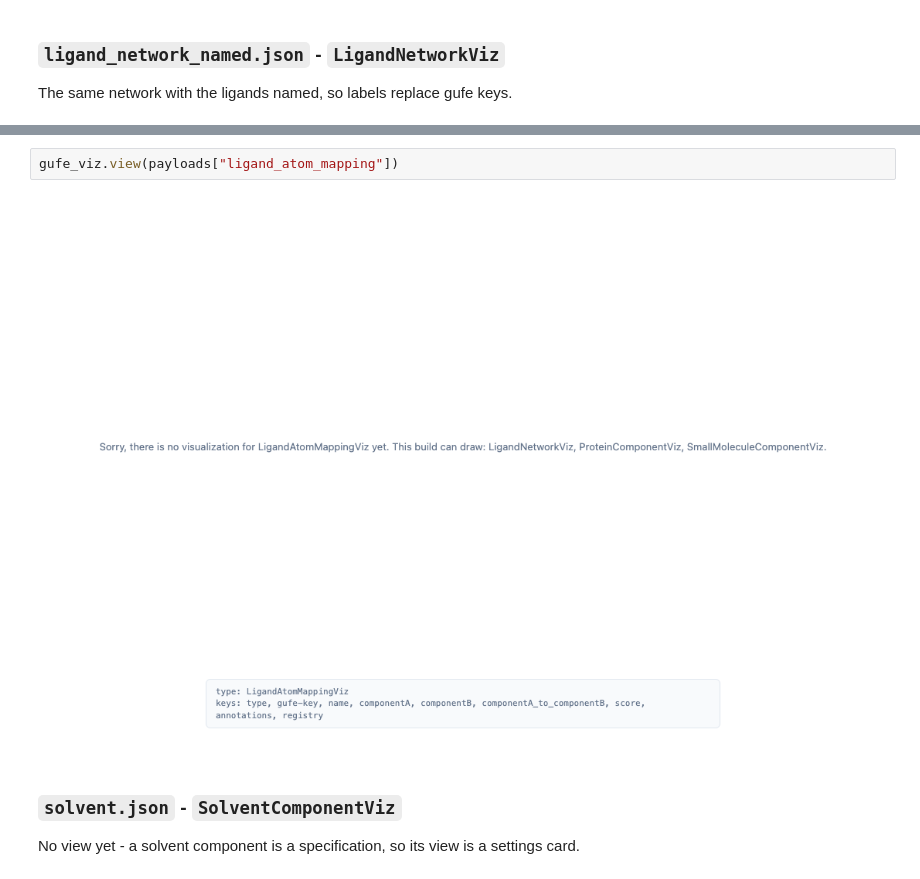
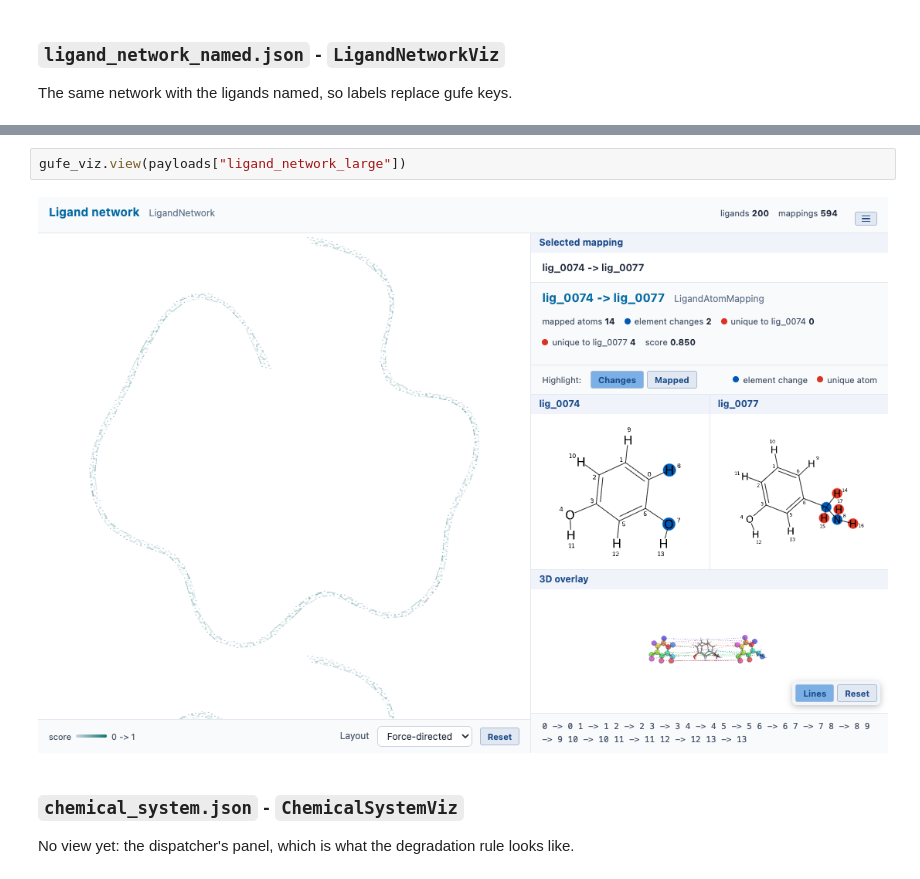
Before and after one commit to omsf-eco-infra/gufe-viz, a Jupyter notebook: examples/notebooks/gufe-viz-gallery.ipynb, the cells around one changed output, grey strips where cells are left out. Cells and saved outputs as stored; diff of their text form.

```diff
--- a/examples/notebooks/gufe-viz-gallery.ipynb
+++ b/examples/notebooks/gufe-viz-gallery.ipynb
@@ -117,9 +117,9 @@ No view yet - the standalone mapping viewer is Phase 4.
 # %%
-gufe_viz.view(payloads["ligand_atom_mapping"])
+gufe_viz.view(payloads["ligand_network_large"])
 # %% [output]
-[figure, old version]
+[figure, new version]
 # %% [markdown]
-### `solvent.json` - `SolventComponentViz`
+### `chemical_system.json` - `ChemicalSystemViz`
 
-No view yet - a solvent component is a specification, so its view is a settings card.
+No view yet: the dispatcher's panel, which is what the degradation rule looks like.
 # %%
```
Also changed, not shown: parts of 16 cells of this notebook, 46 other files.
